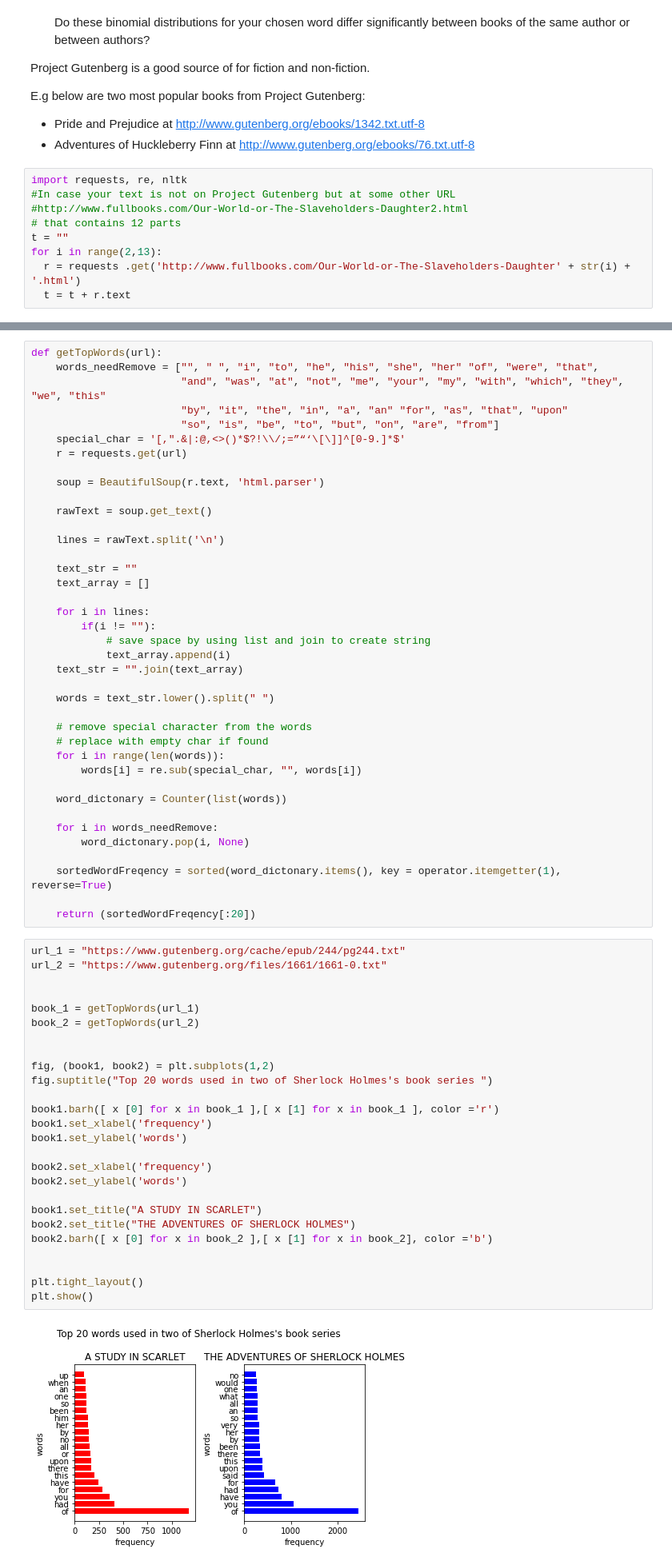
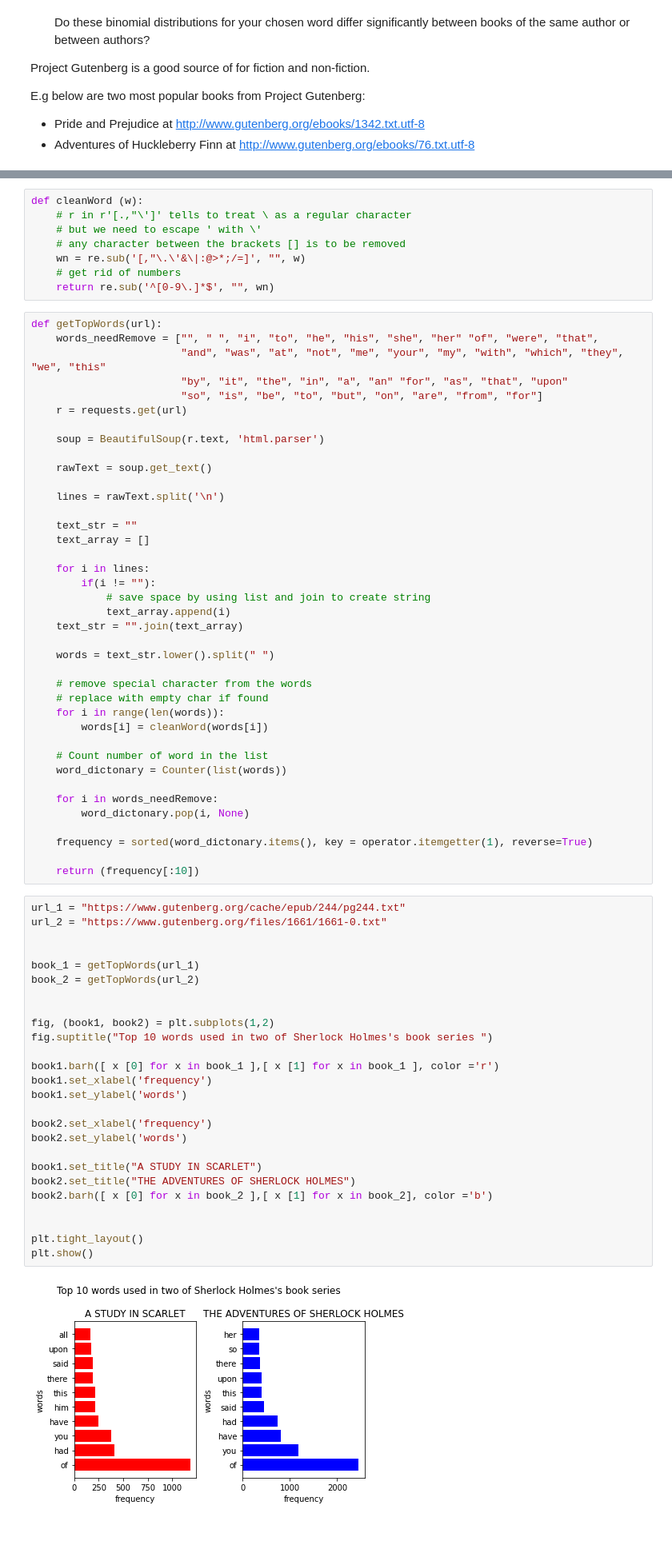
Before and after one commit to fdac22/MiniProject1, a Jupyter notebook: aphan2.ipynb, the cells around one changed output, grey strips where cells are left out. Shown: that part at 80% size. Drawn from its saved outputs; the diff is of its cells as text; blank space fills up the shorter version.

```diff
--- a/aphan2.ipynb
+++ b/aphan2.ipynb
@@ -237,12 +237,3 @@ Project Gutenberg is a good source of for fiction and non-fiction.
 E.g below are two most popular books from Project Gutenberg:
 - Pride and Prejudice at http://www.gutenberg.org/ebooks/1342.txt.utf-8
 - Adventures of Huckleberry Finn at http://www.gutenberg.org/ebooks/76.txt.utf-8
-# %%
-import requests, re, nltk
-#In case your text is not on Project Gutenberg but at some other URL
-#http://www.fullbooks.com/Our-World-or-The-Slaveholders-Daughter2.html
-# that contains 12 parts
-t = ""
-for i in range(2,13):
-  r = requests .get('http://www.fullbooks.com/Our-World-or-The-Slaveholders-Daughter' + str(i) + '.html')
-  t = t + r.text
@@ -261,13 +248,20 @@ from collections import Counter
 import operator
 import matplotlib.pyplot as plt
 from collections import Counter
+# %%
+def cleanWord (w):
+    # r in r'[.,"\']' tells to treat \ as a regular character
+    # but we need to escape ' with \'
+    # any character between the brackets [] is to be removed
+    wn = re.sub('[,"\.\'&\|:@>*;/=]', "", w)
+    # get rid of numbers
+    return re.sub('^[0-9\.]*$', "", wn)
 # %%
 def getTopWords(url):
     words_needRemove = ["", " ", "i", "to", "he", "his", "she", "her" "of", "were", "that",
                         "and", "was", "at", "not", "me", "your", "my", "with", "which", "they", "we", "this"
                         "by", "it", "the", "in", "a", "an" "for", "as", "that", "upon"
-                        "so", "is", "be", "to", "but", "on", "are", "from"]
-    special_char = '[,".&|:@,<>()*$?!\\/;=”“‘\[\]]^[0-9.]*$'
+                        "so", "is", "be", "to", "but", "on", "are", "from", "for"]
     r = requests.get(url)
 
     soup = BeautifulSoup(r.text, 'html.parser')
@@ -290,41 +284,42 @@ def getTopWords(url):
     # remove special character from the words
     # replace with empty char if found
     for i in range(len(words)):
-        words[i] = re.sub(special_char, "", words[i])
+        words[i] = cleanWord(words[i])
 
+    # Count number of word in the list
     word_dictonary = Counter(list(words))
 
     for i in words_needRemove:
         word_dictonary.pop(i, None)
 
-    sortedWordFreqency = sorted(word_dictonary.items(), key = operator.itemgetter(1), reverse=True)
+    frequency = sorted(word_dictonary.items(), key = operator.itemgetter(1), reverse=True)
 
-    return (sortedWordFreqency[:20])
+    return (frequency[:10])
 # %%
 url_1 = "https://www.gutenberg.org/cache/epub/244/pg244.txt"
 url_2 = "https://www.gutenberg.org/files/1661/1661-0.txt"
 
 
 book_1 = getTopWords(url_1)
 book_2 = getTopWords(url_2)
 
 
 fig, (book1, book2) = plt.subplots(1,2)
-fig.suptitle("Top 20 words used in two of Sherlock Holmes's book series ")
+fig.suptitle("Top 10 words used in two of Sherlock Holmes's book series ")
 
 book1.barh([ x [0] for x in book_1 ],[ x [1] for x in book_1 ], color ='r')
 book1.set_xlabel('frequency')
 book1.set_ylabel('words')
 
 book2.set_xlabel('frequency')
 book2.set_ylabel('words')
 
 book1.set_title("A STUDY IN SCARLET")
 book2.set_title("THE ADVENTURES OF SHERLOCK HOLMES")
 book2.barh([ x [0] for x in book_2 ],[ x [1] for x in book_2], color ='b')
 
 
 plt.tight_layout()
 plt.show()
 # %% [output]
-[figure, old version]
+[figure, new version]
```
Also changed, not shown: parts of 1 cell of this notebook.
